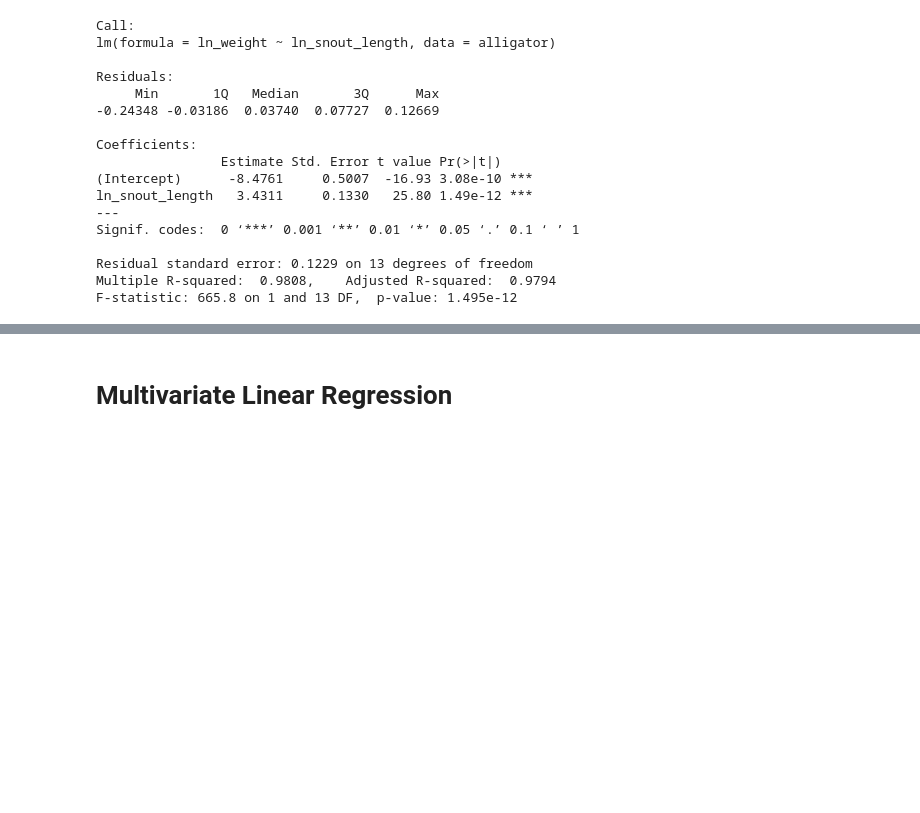
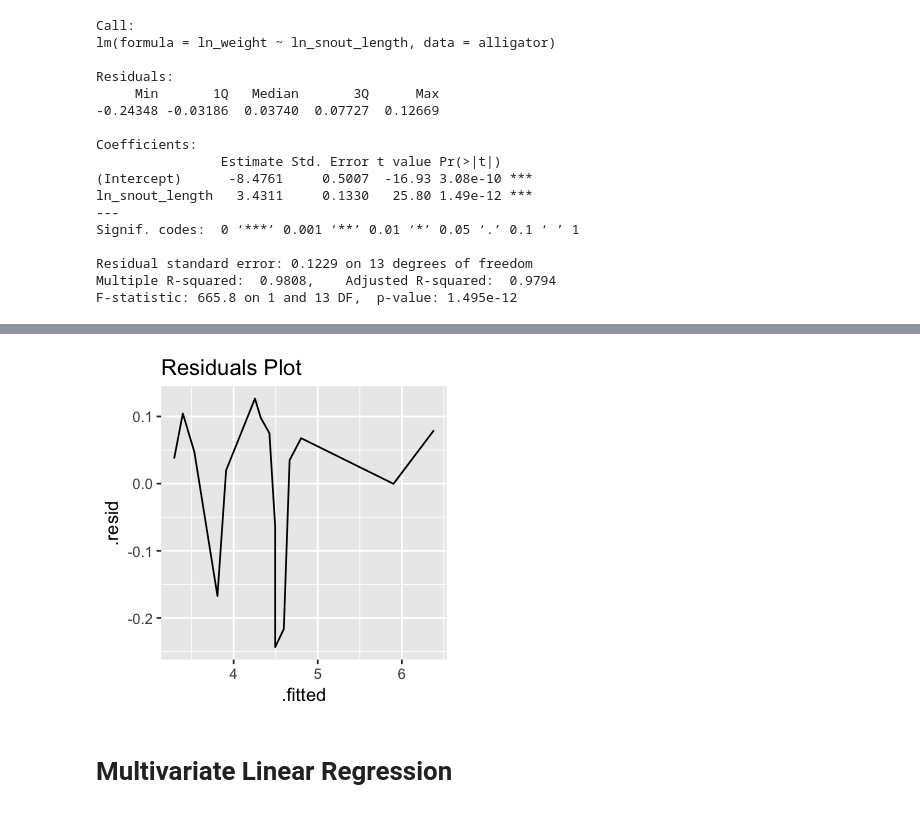
Before and after one commit to experoinc/womens-ml-product-hackathon, a Jupyter notebook: bootcamp/R/1_linear_regression_R.ipynb, the cells around one changed output, grey strips where cells are left out. Drawn from its saved outputs; the diff is of its cells as text; code cells hidden in the pictures; blank space fills up the shorter version.

```diff
--- a/bootcamp/R/1_linear_regression_R.ipynb
+++ b/bootcamp/R/1_linear_regression_R.ipynb
@@ -109,3 +81,11 @@ Traceback:
+# %%
+ggplot(lm(ln_weight ~ ln_snout_length, data=alligator)) +
+  geom_line(aes(x=.fitted, y=.resid)) + ggtitle("Residuals Plot") +
+
+
+# can also use plot(fit)
+# %% [output]
+[figure, added]
 # %%
 # add clf / cross-validation / scoring here
 # %% [markdown]
```
Also changed, not shown: parts of 10 cells of this notebook, 8 other files.
